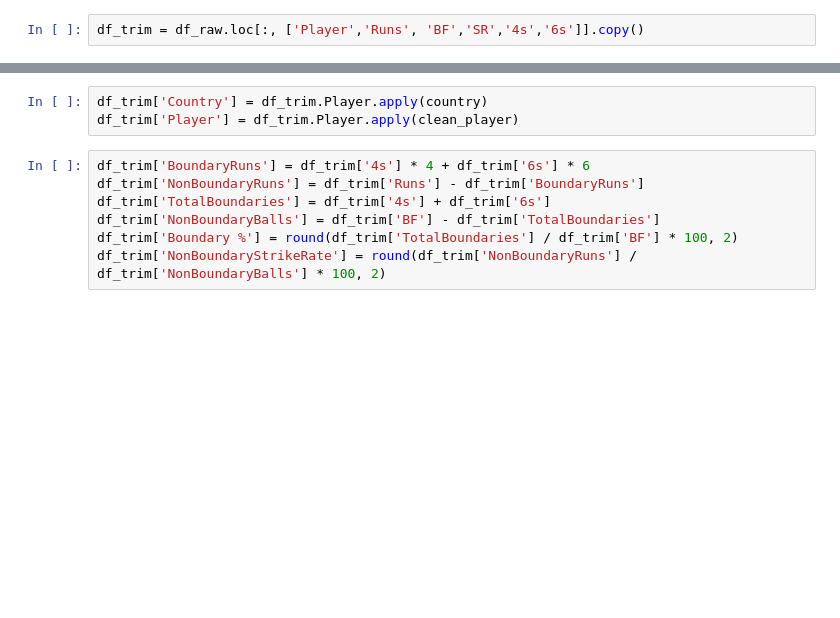
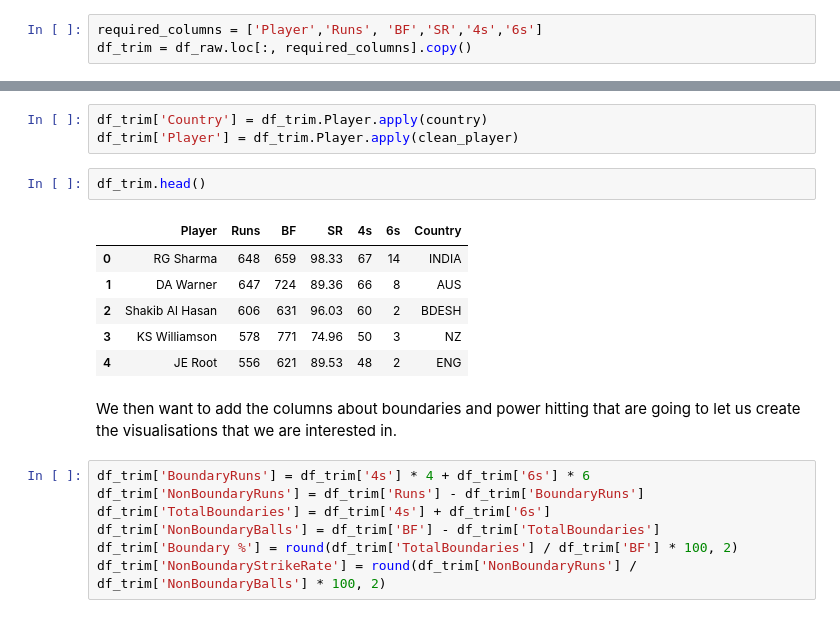
Before and after one commit to willcanniford/cricketer-analysis, a Jupyter notebook: world_cup_batting.ipynb, the cells around one changed output, grey strips where cells are left out. Cells and saved outputs as stored; diff of their text form; blank space fills up the shorter version.

Commit message:
Add further narrative about the process

```diff
--- a/world_cup_batting.ipynb
+++ b/world_cup_batting.ipynb
@@ -38,7 +48,8 @@ df_raw.head()
 # %% [markdown]
 We don't need all the columns to work out what we are going to work out. We can use just those defined below.
 # %%
-df_trim = df_raw.loc[:, ['Player','Runs', 'BF','SR','4s','6s']].copy()
+required_columns = ['Player','Runs', 'BF','SR','4s','6s']
+df_trim = df_raw.loc[:, required_columns].copy()
 # %% [markdown]
 I'm going to define some cleaner functions just to handle the 'Player' column and split out the country into its own column.
 # %%
@@ -52,6 +63,17 @@ def clean_player(player_string):
 # %%
 df_trim['Country'] = df_trim.Player.apply(country)
 df_trim['Player'] = df_trim.Player.apply(clean_player)
+# %%
+df_trim.head()
+# %% [output]
+|  | Player | Runs | BF | SR | 4s | 6s | Country |
+| 0 | RG Sharma | 648 | 659 | 98.33 | 67 | 14 | INDIA |
+| 1 | DA Warner | 647 | 724 | 89.36 | 66 | 8 | AUS |
+| 2 | Shakib Al Hasan | 606 | 631 | 96.03 | 60 | 2 | BDESH |
+| 3 | KS Williamson | 578 | 771 | 74.96 | 50 | 3 | NZ |
+| 4 | JE Root | 556 | 621 | 89.53 | 48 | 2 | ENG |
+# %% [markdown]
+We then want to add the columns about boundaries and power hitting that are going to let us create the visualisations that we are interested in.
 # %%
 df_trim['BoundaryRuns'] = df_trim['4s'] * 4 + df_trim['6s'] * 6
 df_trim['NonBoundaryRuns'] = df_trim['Runs'] - df_trim['BoundaryRuns']
```
Also changed, not shown: parts of 6 cells of this notebook.
